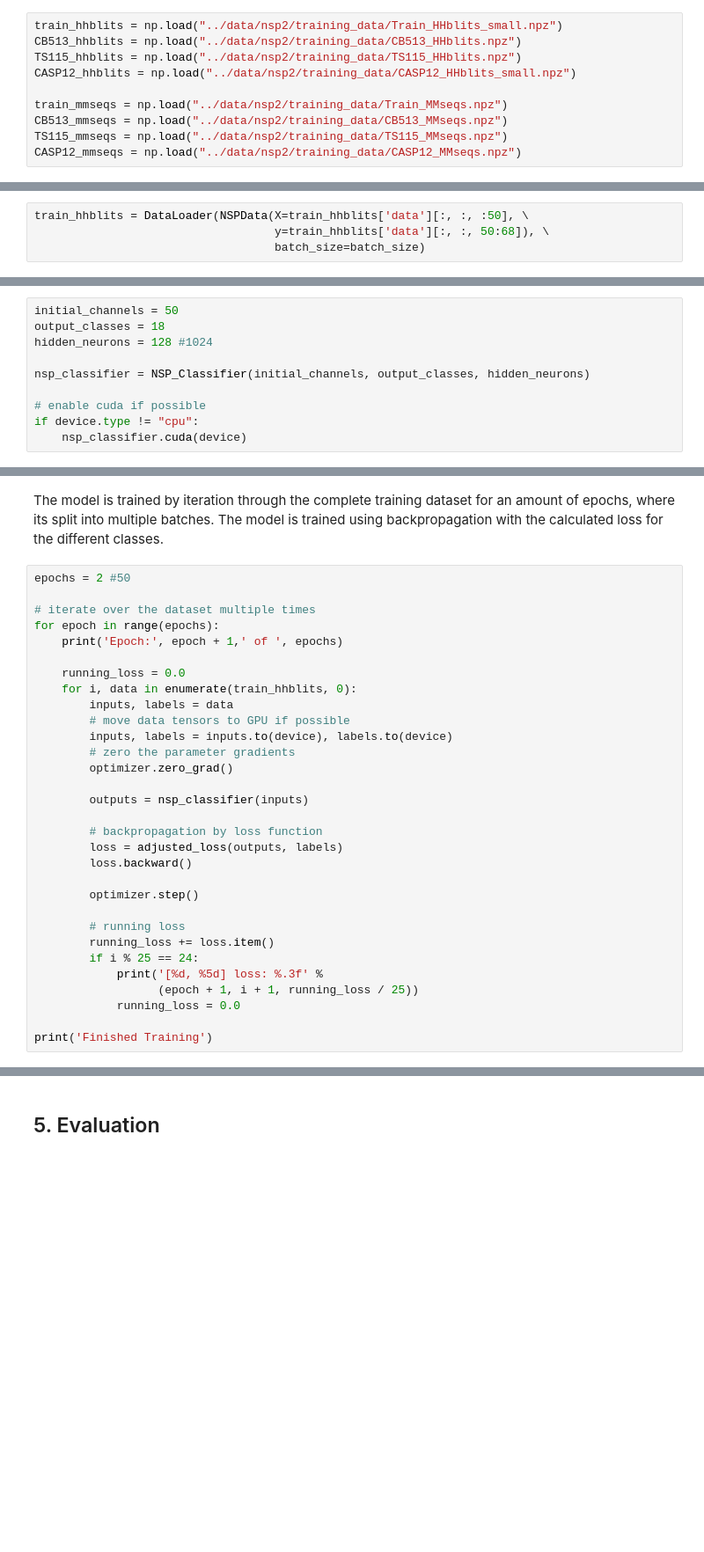
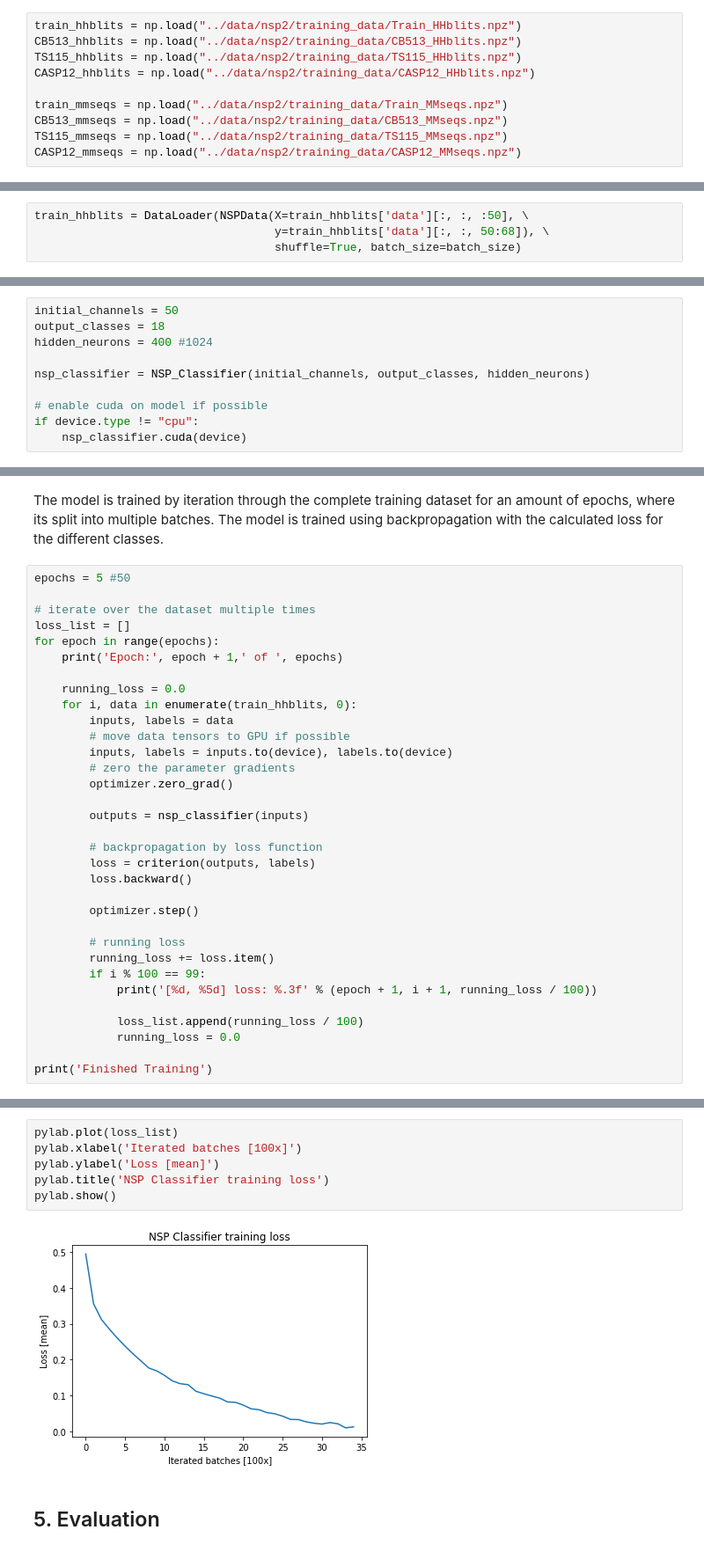
Before and after one commit to Eryk96/NetSurfP-3.0, a Jupyter notebook: notebooks/nsp2.ipynb, the cells around one changed output, grey strips where cells are left out. Shown at 88% size. Drawn from its saved outputs; the diff is of its cells as text; blank space fills up the shorter version.

Commit message:
Updated NSP classifier

```diff
--- a/notebooks/nsp2.ipynb
+++ b/notebooks/nsp2.ipynb
@@ -44,10 +45,10 @@ The labels are as following in the data:
 # %% [markdown]
 ### Loading the datasets
 # %%
-train_hhblits = np.load("../data/nsp2/training_data/Train_HHblits_small.npz")
+train_hhblits = np.load("../data/nsp2/training_data/Train_HHblits.npz")
 CB513_hhblits = np.load("../data/nsp2/training_data/CB513_HHblits.npz")
 TS115_hhblits = np.load("../data/nsp2/training_data/TS115_HHblits.npz")
-CASP12_hhblits = np.load("../data/nsp2/training_data/CASP12_HHblits_small.npz")
+CASP12_hhblits = np.load("../data/nsp2/training_data/CASP12_HHblits.npz")
 
 train_mmseqs = np.load("../data/nsp2/training_data/Train_MMseqs.npz")
 CB513_mmseqs = np.load("../data/nsp2/training_data/CB513_MMseqs.npz")
@@ -95,7 +96,7 @@ batch_size = 15
 # %%
 train_hhblits = DataLoader(NSPData(X=train_hhblits['data'][:, :, :50], \
                                    y=train_hhblits['data'][:, :, 50:68]), \
-                                   batch_size=batch_size)
+                                   shuffle=True, batch_size=batch_size)
 # %%
 CASP12_hhblits = DataLoader(NSPData(X=CASP12_hhblits['data'][:, :, :50], \
                                     y=CASP12_hhblits['data'][:, :, 50:68]), \
@@ -153,11 +172,11 @@ The NSP Classifier model is instanciated with chosen parameters.
 # %%
 initial_channels = 50
 output_classes = 18
-hidden_neurons = 128 #1024
+hidden_neurons = 400 #1024
 
 nsp_classifier = NSP_Classifier(initial_channels, output_classes, hidden_neurons)
 
-# enable cuda if possible
+# enable cuda on model if possible
 if device.type != "cpu":
     nsp_classifier.cuda(device)
 # %% [markdown]
@@ -236,9 +281,10 @@ optimizer = optim.Adam(nsp_classifier.parameters(), lr=0.001,betas=(0.85,0.95),w
 # %% [markdown]
 The model is trained by iteration through the complete training dataset for an amount of epochs, where its split into multiple batches. The model is trained using backpropagation with the calculated loss for the different classes.
 # %%
-epochs = 2 #50
+epochs = 5 #50
 
 # iterate over the dataset multiple times
+loss_list = []
 for epoch in range(epochs):
     print('Epoch:', epoch + 1,' of ', epochs)
 
@@ -253,16 +299,17 @@ for epoch in range(epochs):
         outputs = nsp_classifier(inputs)
 
         # backpropagation by loss function
-        loss = adjusted_loss(outputs, labels)
+        loss = criterion(outputs, labels)
         loss.backward()
 
         optimizer.step()
 
         # running loss
         running_loss += loss.item()
-        if i % 25 == 24:
-            print('[%d, %5d] loss: %.3f' %
-                  (epoch + 1, i + 1, running_loss / 25))
+        if i % 100 == 99:
+            print('[%d, %5d] loss: %.3f' % (epoch + 1, i + 1, running_loss / 100))
+
+            loss_list.append(running_loss / 100)
             running_loss = 0.0
 
 print('Finished Training')
@@ -286,4 +333,12 @@ Epoch: 1  of  2
 Finished Training
+# %%
+pylab.plot(loss_list)
+pylab.xlabel('Iterated batches [100x]')
+pylab.ylabel('Loss [mean]')
+pylab.title('NSP Classifier training loss')
+pylab.show()
+# %% [output]
+[figure, added]
 # %% [markdown]
 ## 5. Evaluation
 # %% [markdown]
```
Also changed, not shown: parts of 8 cells of this notebook.
